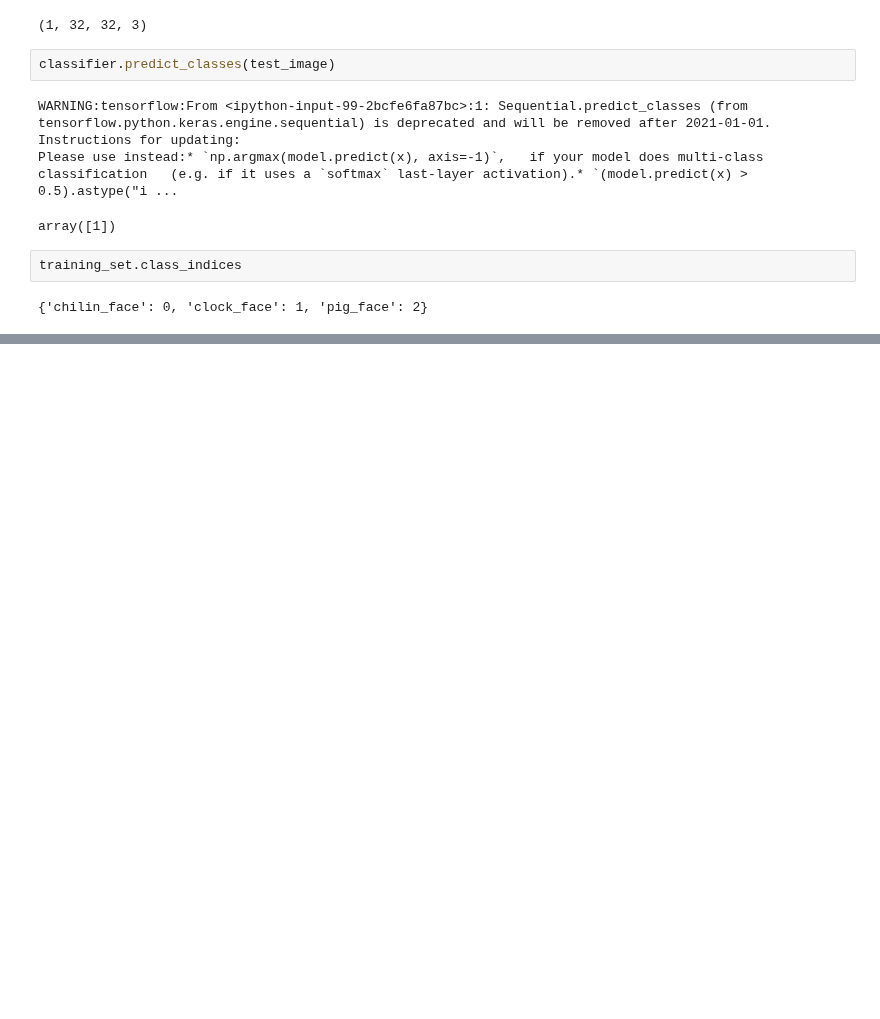
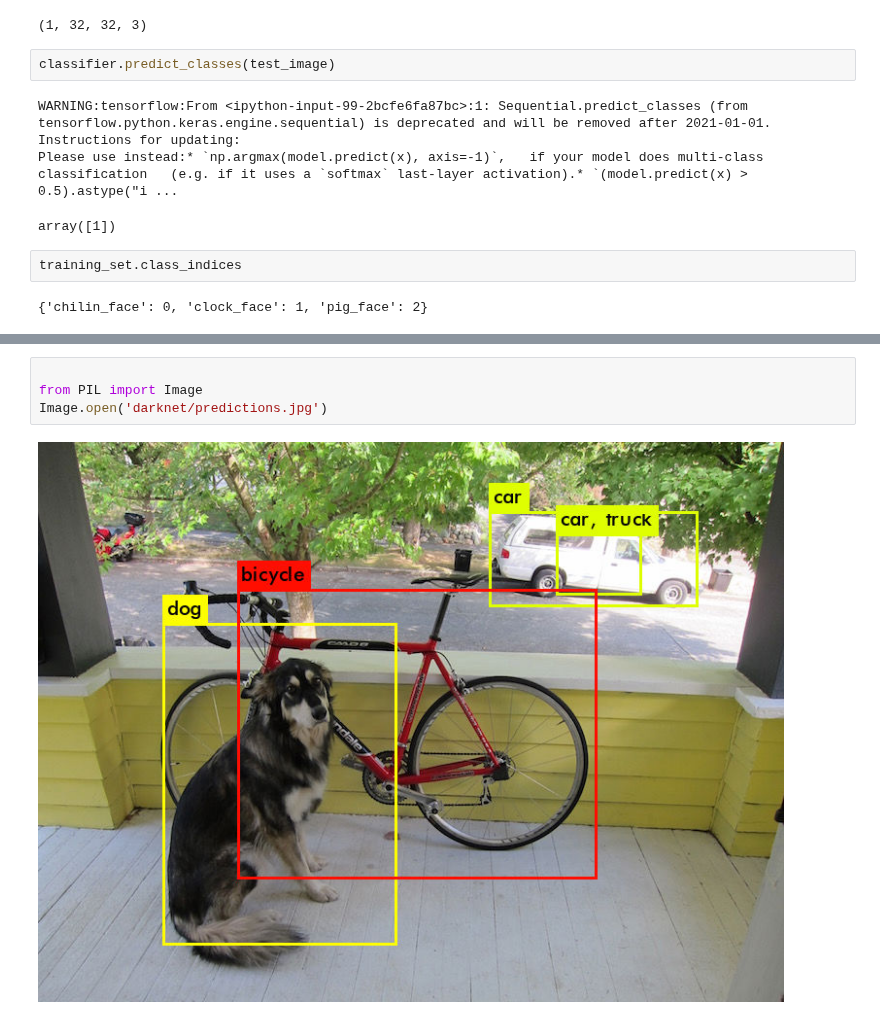
Before and after one commit to ywchiu/taipeifubon, a Jupyter notebook: Demo20200511.ipynb, the cells around one changed output, grey strips where cells are left out. Cells and saved outputs as stored; diff of their text form; blank space fills up the shorter version.

```diff
--- a/Demo20200511.ipynb
+++ b/Demo20200511.ipynb
@@ -416,0 +530,6 @@ training_set.class_indices
+# %%
+
+from PIL import Image
+Image.open('darknet/predictions.jpg')
+# %% [output]
+[figure, added]
```
Also changed, not shown: parts of 23 cells of this notebook.
